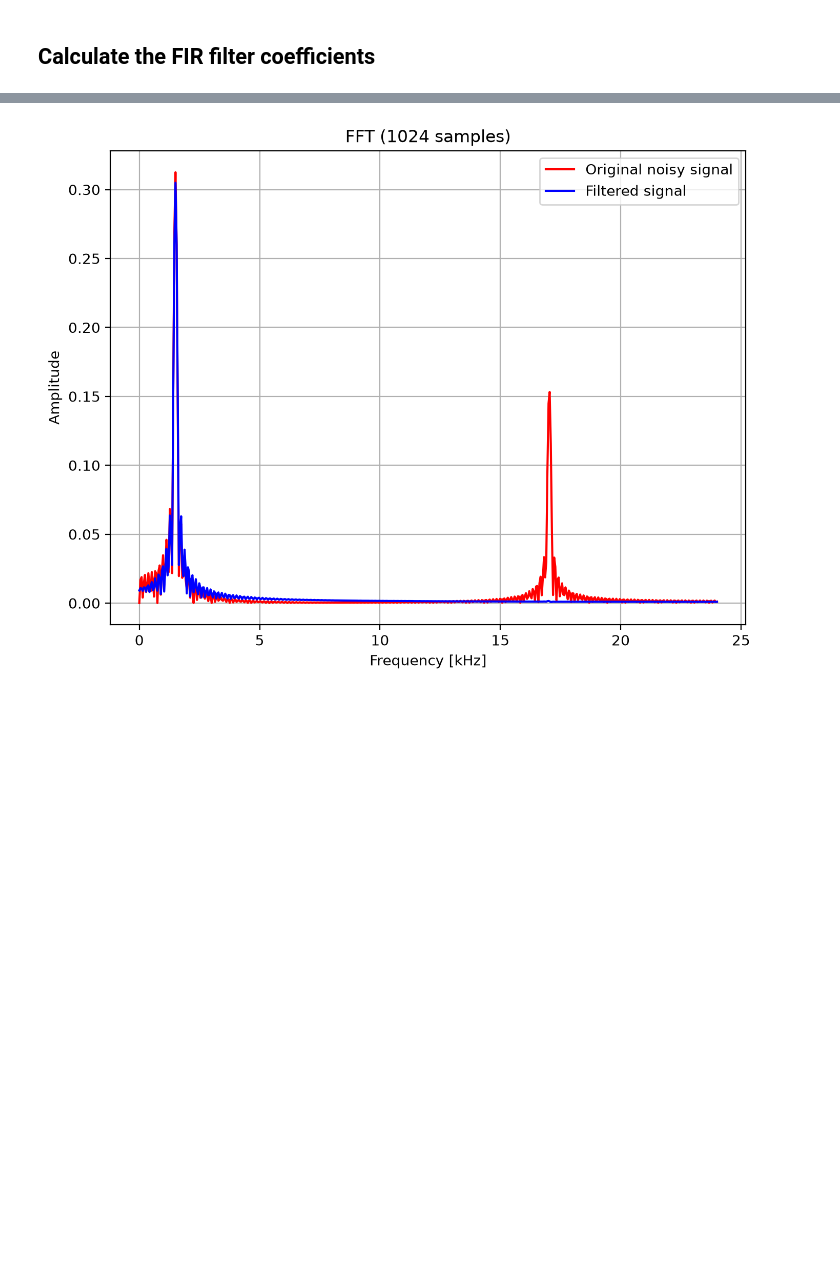
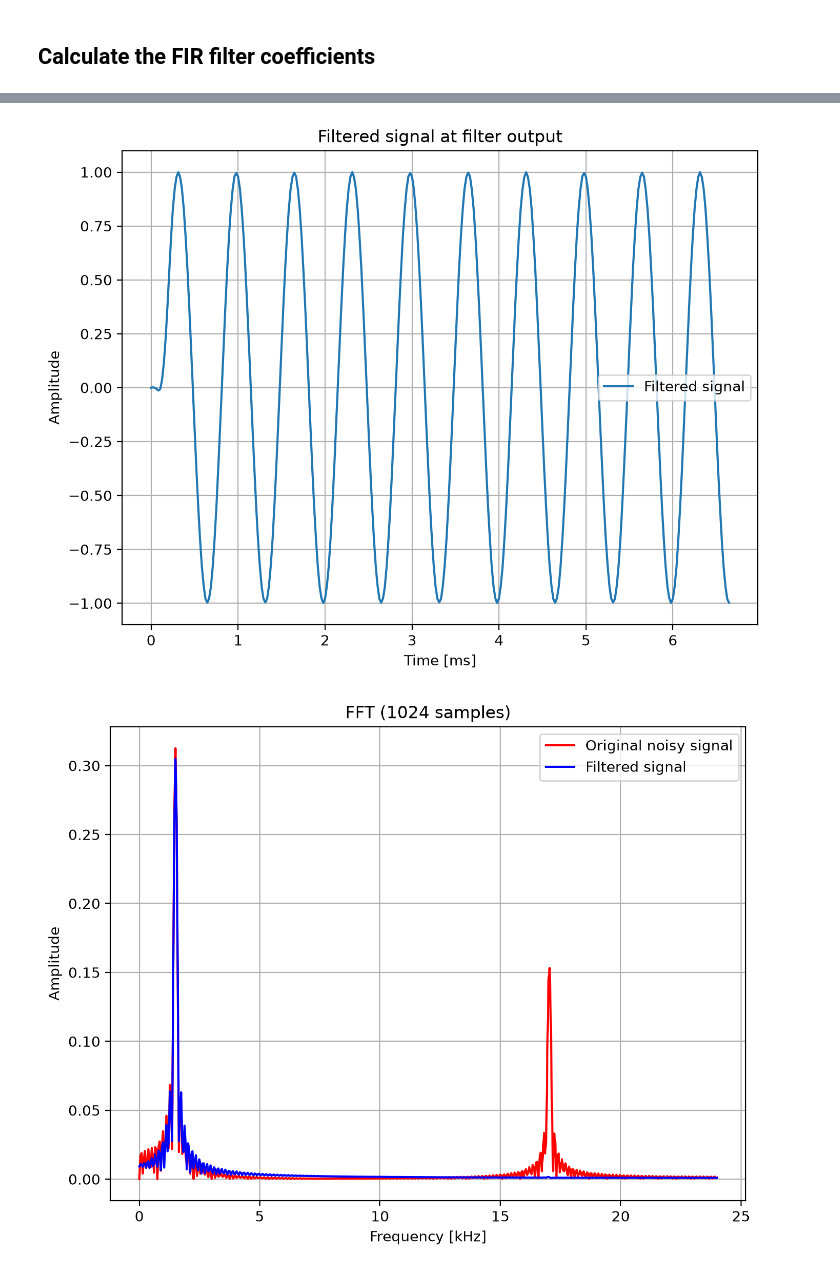
Before and after one commit to estanislaocrivos/advanced-digital-design-course, a Jupyter notebook: lab-02/python/fir/fir.ipynb, the cells around one changed output, grey strips where cells are left out. Drawn from its saved outputs; the diff is of its cells as text; code cells hidden in the pictures; blank space fills up the shorter version.

```diff
--- a/lab-02/python/fir/fir.ipynb
+++ b/lab-02/python/fir/fir.ipynb
@@ -100,3 +112,17 @@ show()
+# %%
+# Use lfilter to filter the signal with the FIR filter
+filtered_signal = lfilter(fir_filter_coeffs, 1.0, noisy_signal)
+
+figure(1, figsize=(8, 6), dpi=200)
+plot(t_ms, filtered_signal, label="Filtered signal")
+title("Filtered signal at filter output")
+xlabel("Time [ms]")
+ylabel("Amplitude")
+legend()
+grid(True)
+show()
+# %% [output]
+[figure, added]
 # %%
 n_fft = 1024
 fft_noisy_signal = fft(noisy_signal, n_fft)
```
Also changed, not shown: parts of 5 cells of this notebook.
